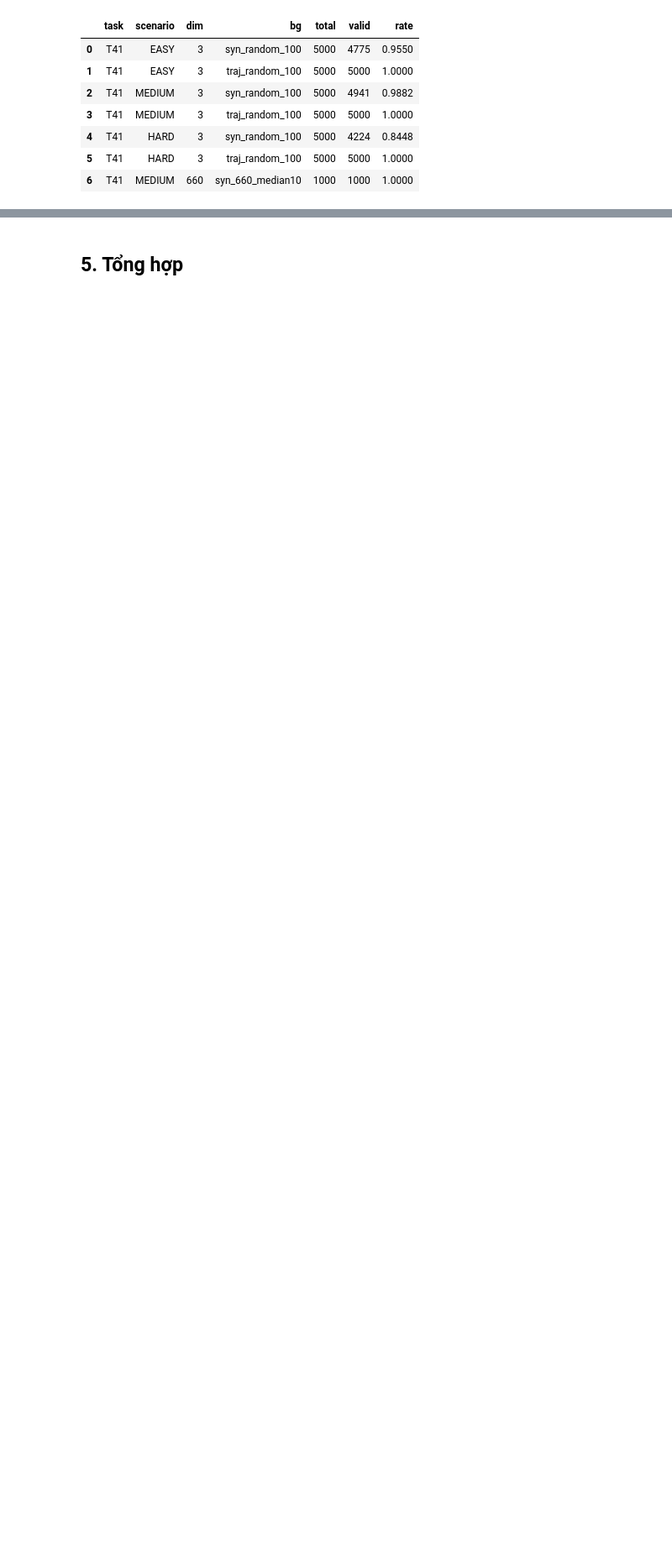
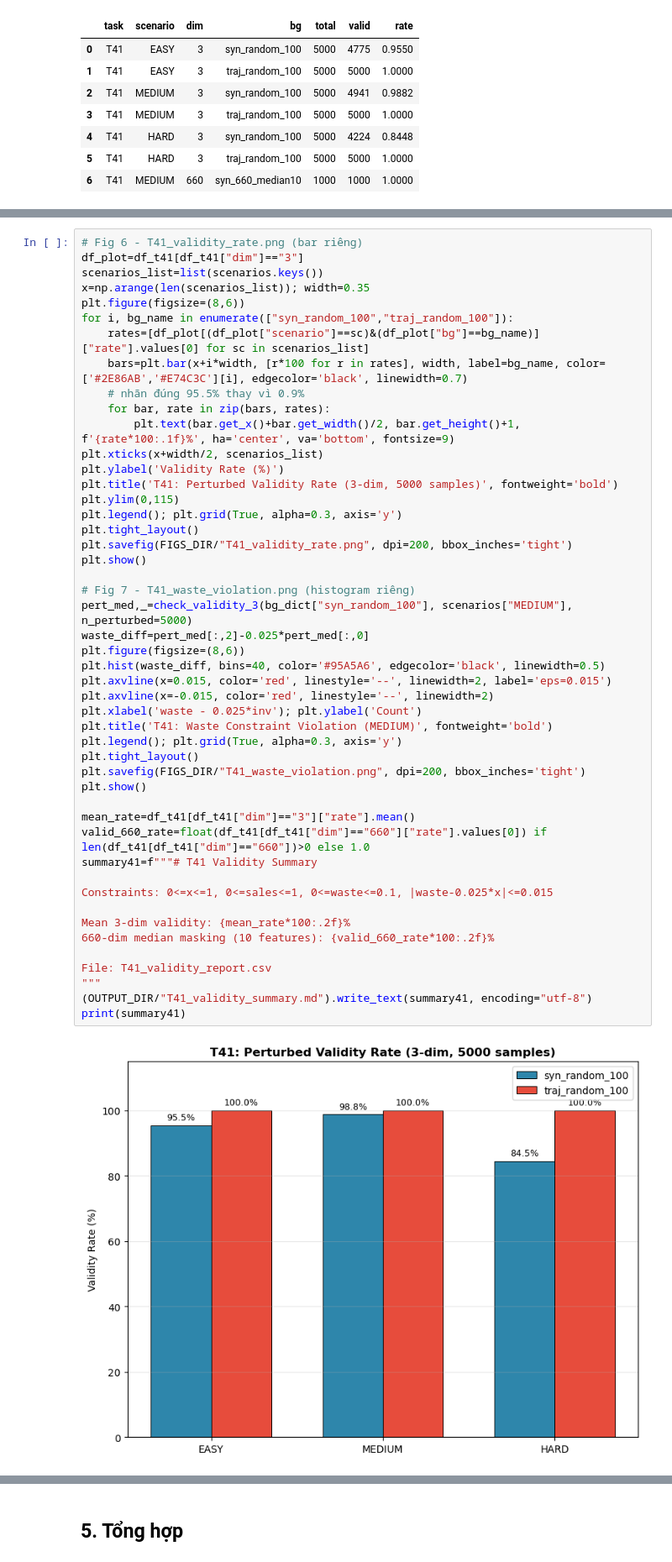
Before and after one commit to EgawaMasao/Q-learning-for-Inventory-Management, a Jupyter notebook: Feedback 7-9/task14-9/audit_shap_background_validity.ipynb, the cells around one changed output, grey strips where cells are left out. Shown at 84% size. Saved outputs shown, nothing was run; the diff lists cells and outputs as text; blank space fills up the shorter version.

```diff
--- a/Feedback 7-9/task14-9/audit_shap_background_validity.ipynb
+++ b/Feedback 7-9/task14-9/audit_shap_background_validity.ipynb
@@ -486,0 +465,50 @@ File: T41_validity_report.csv
+# %%
+# Fig 6 - T41_validity_rate.png (bar riêng)
+df_plot=df_t41[df_t41["dim"]=="3"]
+scenarios_list=list(scenarios.keys())
+x=np.arange(len(scenarios_list)); width=0.35
+plt.figure(figsize=(8,6))
+for i, bg_name in enumerate(["syn_random_100","traj_random_100"]):
+    rates=[df_plot[(df_plot["scenario"]==sc)&(df_plot["bg"]==bg_name)]["rate"].values[0] for sc in scenarios_list]
+    bars=plt.bar(x+i*width, [r*100 for r in rates], width, label=bg_name, color=['#2E86AB','#E74C3C'][i], edgecolor='black', linewidth=0.7)
+    # nhãn đúng 95.5% thay vì 0.9%
+    for bar, rate in zip(bars, rates):
+        plt.text(bar.get_x()+bar.get_width()/2, bar.get_height()+1, f'{rate*100:.1f}%', ha='center', va='bottom', fontsize=9)
+plt.xticks(x+width/2, scenarios_list)
+plt.ylabel('Validity Rate (%)')
+plt.title('T41: Perturbed Validity Rate (3-dim, 5000 samples)', fontweight='bold')
+plt.ylim(0,115)
+plt.legend(); plt.grid(True, alpha=0.3, axis='y')
+plt.tight_layout()
+plt.savefig(FIGS_DIR/"T41_validity_rate.png", dpi=200, bbox_inches='tight')
+plt.show()
+
+# Fig 7 - T41_waste_violation.png (histogram riêng)
+pert_med,_=check_validity_3(bg_dict["syn_random_100"], scenarios["MEDIUM"], n_perturbed=5000)
+waste_diff=pert_med[:,2]-0.025*pert_med[:,0]
+plt.figure(figsize=(8,6))
+plt.hist(waste_diff, bins=40, color='#95A5A6', edgecolor='black', linewidth=0.5)
+plt.axvline(x=0.015, color='red', linestyle='--', linewidth=2, label='eps=0.015')
+plt.axvline(x=-0.015, color='red', linestyle='--', linewidth=2)
+plt.xlabel('waste - 0.025*inv'); plt.ylabel('Count')
+plt.title('T41: Waste Constraint Violation (MEDIUM)', fontweight='bold')
+plt.legend(); plt.grid(True, alpha=0.3, axis='y')
+plt.tight_layout()
+plt.savefig(FIGS_DIR/"T41_waste_violation.png", dpi=200, bbox_inches='tight')
+plt.show()
+
+mean_rate=df_t41[df_t41["dim"]=="3"]["rate"].mean()
+valid_660_rate=float(df_t41[df_t41["dim"]=="660"]["rate"].values[0]) if len(df_t41[df_t41["dim"]=="660"])>0 else 1.0
+summary41=f"""# T41 Validity Summary
+
+Constraints: 0<=x<=1, 0<=sales<=1, 0<=waste<=0.1, |waste-0.025*x|<=0.015
+
+Mean 3-dim validity: {mean_rate*100:.2f}%
+660-dim median masking (10 features): {valid_660_rate*100:.2f}%
+
+File: T41_validity_report.csv
+"""
+(OUTPUT_DIR/"T41_validity_summary.md").write_text(summary41, encoding="utf-8")
+print(summary41)
+# %% [output]
+[figure, added]
```
Also changed, not shown: parts of 8 cells of this notebook, 12 other files.
